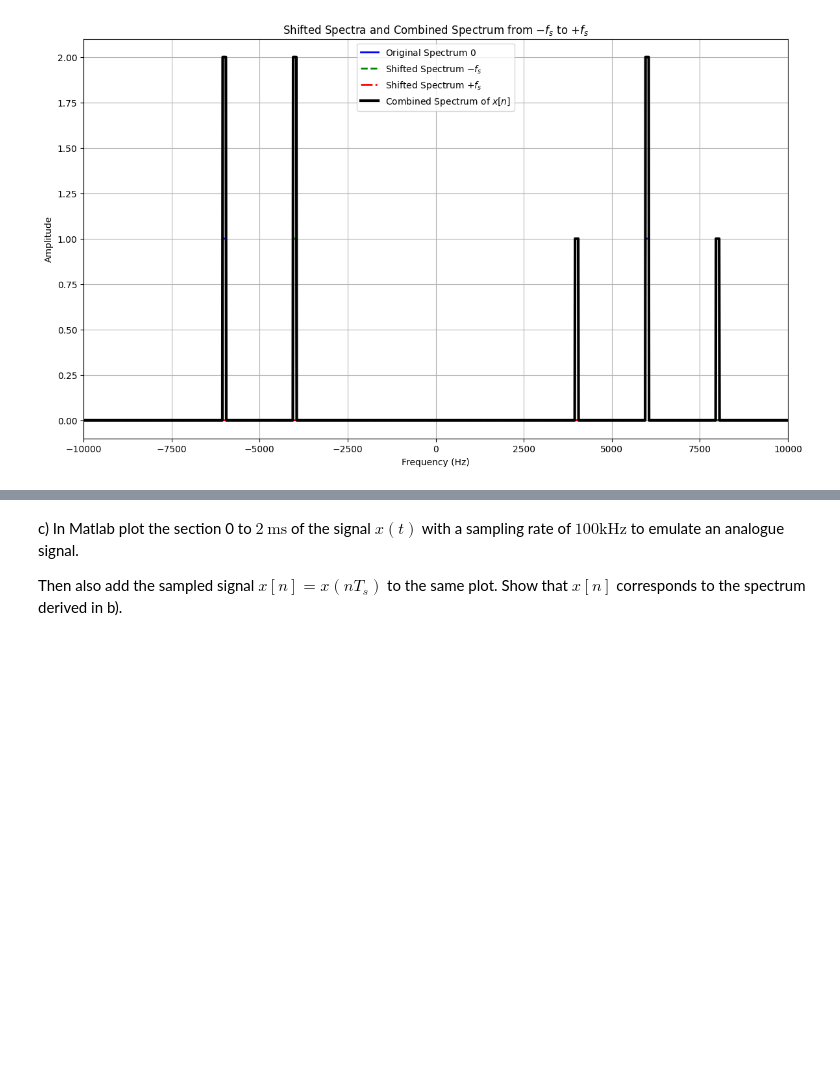
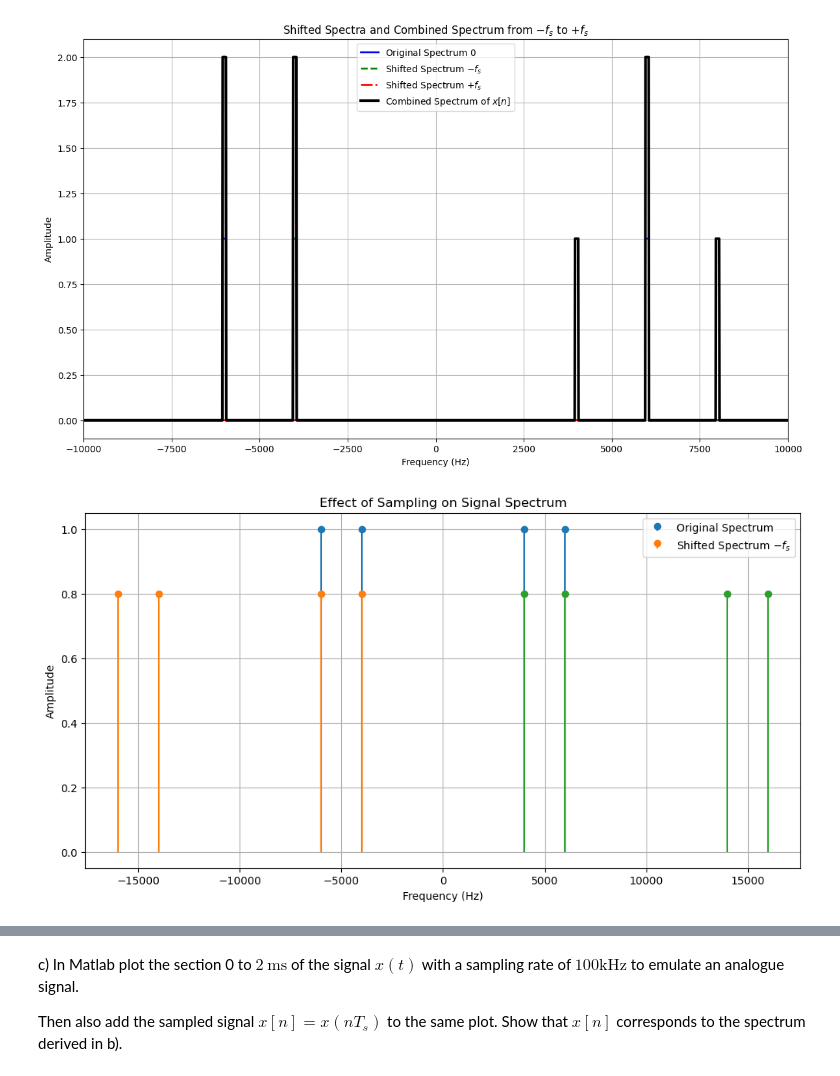
Before and after one commit to wolfram-laube/dsp-ue_grp-22, a Jupyter notebook: Assignment_3/DSP_Assignment_3.ipynb, the cells around one changed output, grey strips where cells are left out. Saved outputs shown, nothing was run; the diff lists cells and outputs as text; code cells hidden in the pictures; blank space fills up the shorter version.

```diff
--- a/Assignment_3/DSP_Assignment_3.ipynb
+++ b/Assignment_3/DSP_Assignment_3.ipynb
@@ -134,3 +134,45 @@ plt.grid(True)
 plt.show()
 # %% [output]
 [figure]
+# %%
+import numpy as np
+import matplotlib.pyplot as plt
+
+# Frequencies of the original signal
+original_frequencies = np.array([-6000, -4000, 4000, 6000])
+amplitude = np.array([1, 1, 1, 1])  # Amplitude of frequency components
+
+# Sampling frequency
+fs = 10000
+
+# Frequency range for the plot
+frequencies = np.linspace(-fs, fs, 1000)
+
+# Create arrays for shifted spectra
+shifted_minus_fs = original_frequencies - fs
+shifted_plus_fs = original_frequencies + fs
+
+# Prepare the plot
+plt.figure(figsize=(12, 6))
+
+# Plotting the original spectrum
+for freq, amp in zip(original_frequencies, amplitude):
+    plt.stem([freq], [amp], linefmt='C0-', markerfmt='C0o', basefmt=" ", label='Original Spectrum' if freq == -6000 else "")
+
+# Plotting shifted spectra
+for freq, amp in zip(shifted_minus_fs, amplitude):
+    plt.stem([freq], [amp * 0.8], linefmt='C1-', markerfmt='C1o', basefmt=" ", label='Shifted Spectrum $-f_s$' if freq == -16000 else "")
+for freq, amp in zip(shifted_plus_fs, amplitude):
+    plt.stem([freq], [amp * 0.8], linefmt='C2-', markerfmt='C2o', basefmt=" ", label='Shifted Spectrum $+f_s$' if freq == -4000 else "")
+
+# Legend and labels
+plt.title('Effect of Sampling on Signal Spectrum')
+plt.xlabel('Frequency (Hz)')
+plt.ylabel('Amplitude')
+plt.legend()
+plt.grid(True)
+
+# Show the plot
+plt.show()
+# %% [output]
+[figure, added]
```
Also changed, not shown: parts of 4 cells of this notebook.
